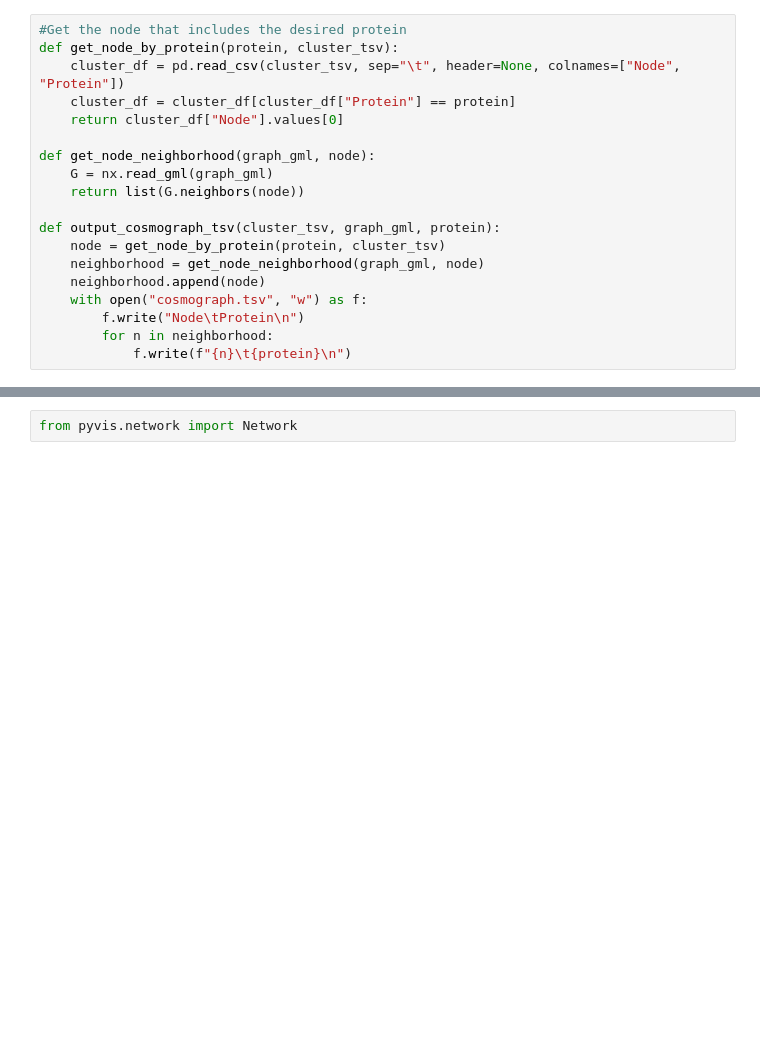
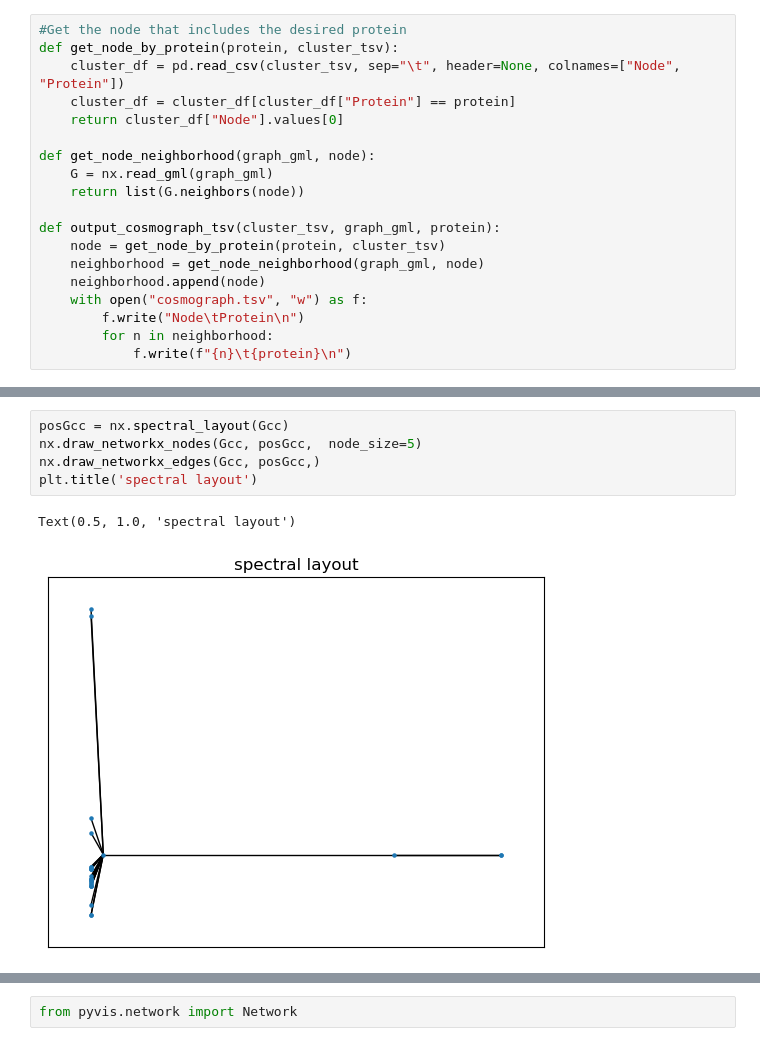
Before and after one commit to darylrbarth/operon-graph, a Jupyter notebook: notebooks/asgard_notebook.ipynb, the cells around one changed output, grey strips where cells are left out. Saved outputs shown, nothing was run; the diff lists cells and outputs as text; blank space fills up the shorter version.

```diff
--- a/notebooks/asgard_notebook.ipynb
+++ b/notebooks/asgard_notebook.ipynb
@@ -96,0 +99,8 @@ result['rank'] = range(0,len(degree_sequence))
+# %%
+posGcc = nx.spectral_layout(Gcc)
+nx.draw_networkx_nodes(Gcc, posGcc,  node_size=5)
+nx.draw_networkx_edges(Gcc, posGcc,)
+plt.title('spectral layout')
+# %% [output]
+Text(0.5, 1.0, 'spectral layout')
+[figure, added]
```
Also changed, not shown: parts of 23 cells of this notebook.
